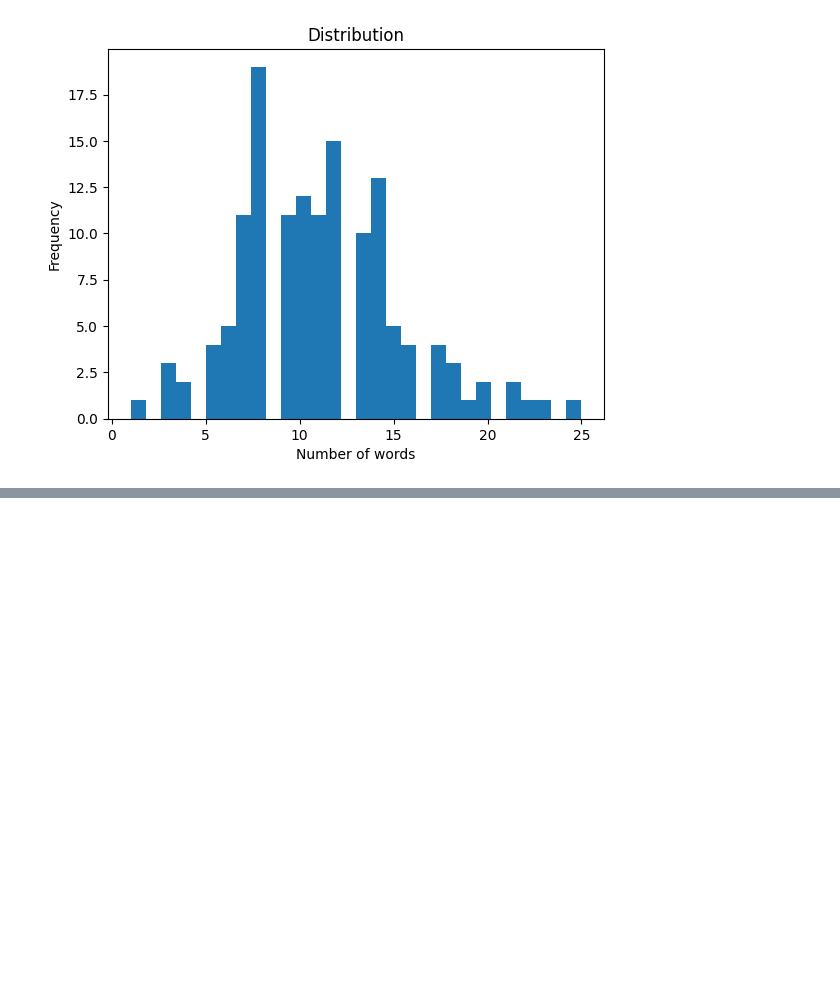
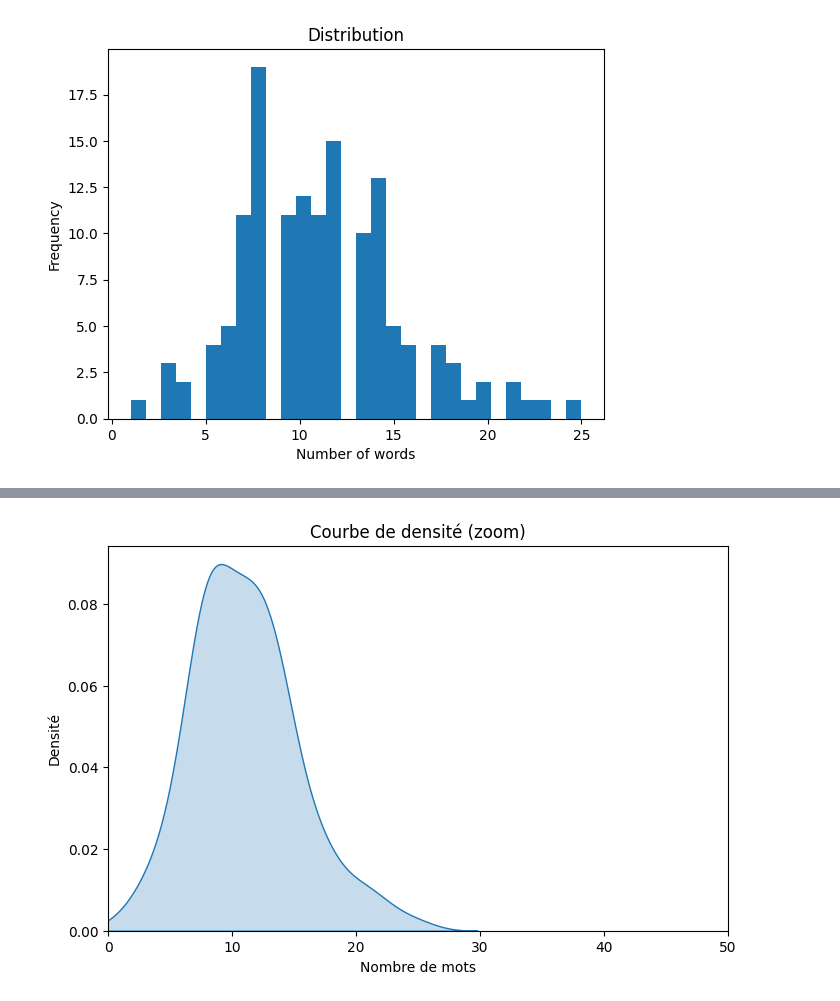
Before and after one commit to AbdelkarimElm/information-retrieval-engine, a Jupyter notebook: information_retrieval_engine.ipynb, the cells around one changed output, grey strips where cells are left out. Drawn from its saved outputs; the diff is of its cells as text; code cells hidden in the pictures; blank space fills up the shorter version.

```diff
--- a/information_retrieval_engine.ipynb
+++ b/information_retrieval_engine.ipynb
@@ -1024,0 +1049,11 @@ plt.show()
+# %%
+plt.figure(figsize=(8,5))
+sns.kdeplot(test_queries_df["test_query_length"], fill=True)
+
+plt.xlim(0, 50)
+plt.title("Courbe de densité (zoom)")
+plt.xlabel("Nombre de mots")
+plt.ylabel("Densité")
+plt.show()
+# %% [output]
+[figure, added]
```
Also changed, not shown: parts of 2 cells of this notebook.
